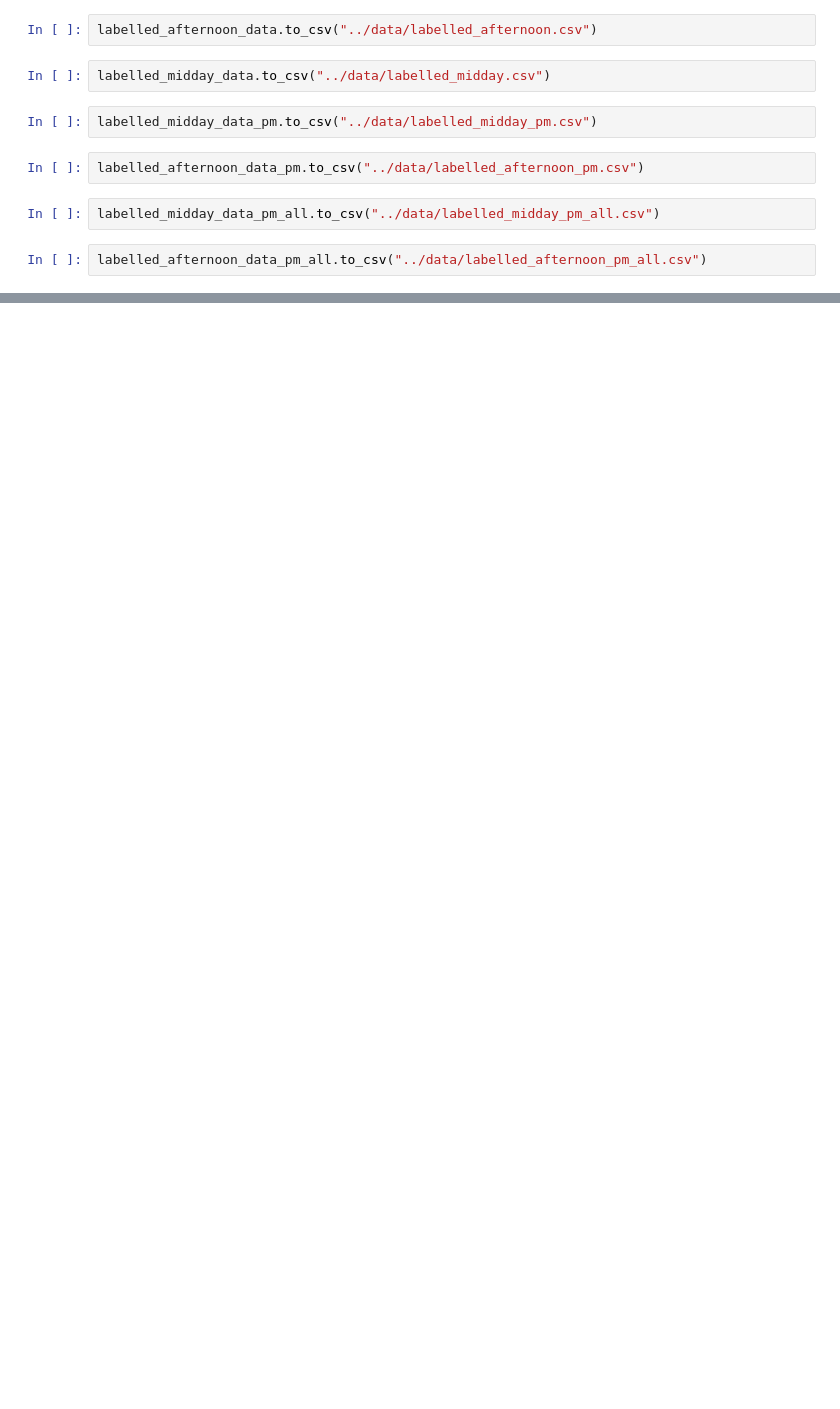
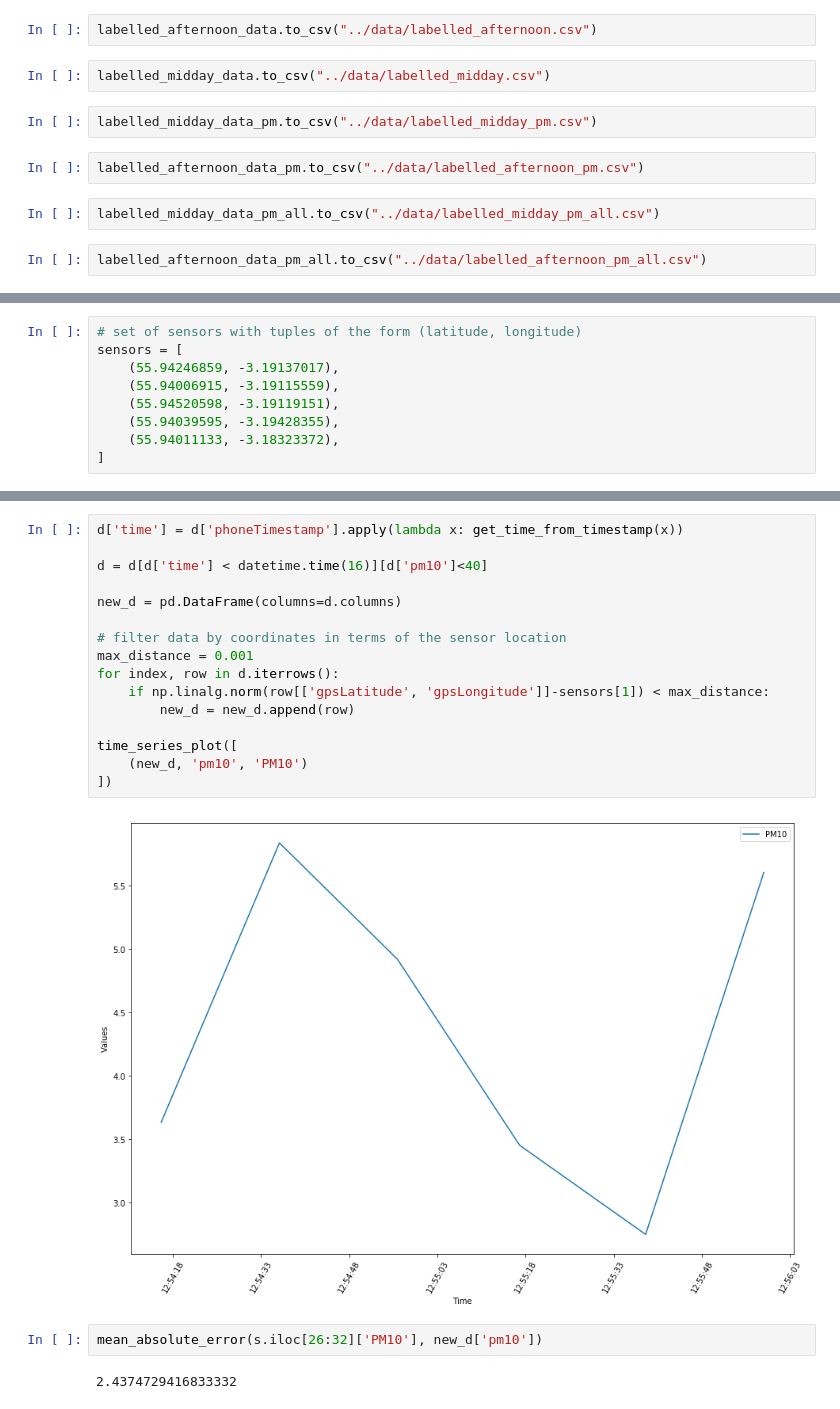
Before and after one commit to MihaiVisu/HonoursProject, a Jupyter notebook: notebooks/december_walking_data_analysis.ipynb, the cells around one changed output, grey strips where cells are left out. Cells and saved outputs as stored; diff of their text form; blank space fills up the shorter version.

```diff
--- a/notebooks/december_walking_data_analysis.ipynb
+++ b/notebooks/december_walking_data_analysis.ipynb
@@ -447,0 +458,9 @@ labelled_afternoon_data_pm_all.to_csv("../data/labelled_afternoon_pm_all.csv")
+# %%
+# set of sensors with tuples of the form (latitude, longitude)
+sensors = [
+    (55.94246859, -3.19137017),
+    (55.94006915, -3.19115559),
+    (55.94520598, -3.19119151),
+    (55.94039595, -3.19428355),
+    (55.94011133, -3.18323372),
+]
@@ -447,0 +497,22 @@ labelled_afternoon_data_pm_all.to_csv("../data/labelled_afternoon_pm_all.csv")
+# %%
+d['time'] = d['phoneTimestamp'].apply(lambda x: get_time_from_timestamp(x))
+
+d = d[d['time'] < datetime.time(16)][d['pm10']<40]
+
+new_d = pd.DataFrame(columns=d.columns)
+
+# filter data by coordinates in terms of the sensor location
+max_distance = 0.001
+for index, row in d.iterrows():
+    if np.linalg.norm(row[['gpsLatitude', 'gpsLongitude']]-sensors[1]) < max_distance:
+        new_d = new_d.append(row)
+
+time_series_plot([
+    (new_d, 'pm10', 'PM10')
+])
+# %% [output]
+[figure, added]
+# %%
+mean_absolute_error(s.iloc[26:32]['PM10'], new_d['pm10'])
+# %% [output]
+2.4374729416833332
```
Also changed, not shown: parts of 9 cells of this notebook, 1 other file.
